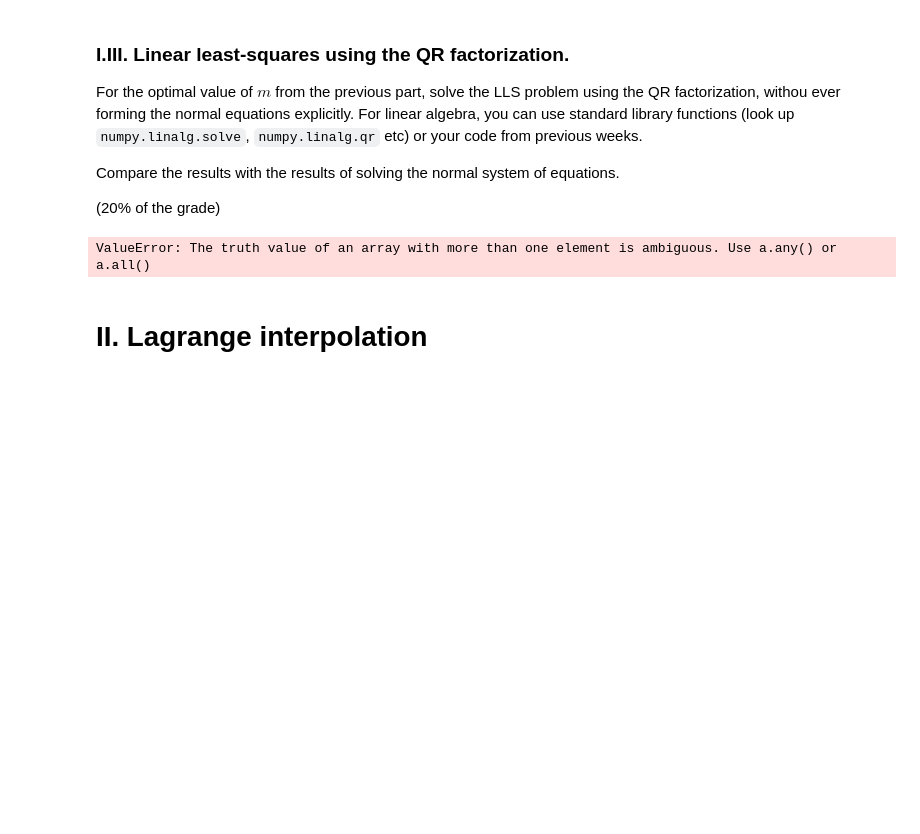
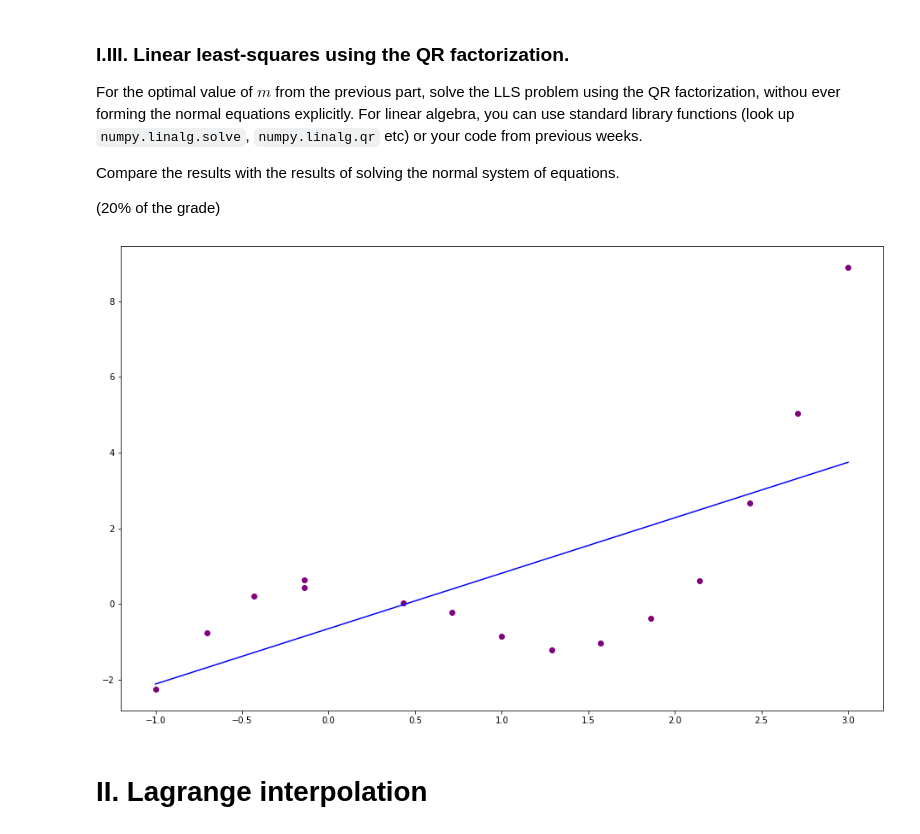
Before and after one commit to dakory/Intro-to-numerical-analysis, a Jupyter notebook: LearningMaterials/week 5/week_5_intep_approx.ipynb, the cells around one changed output. Cells and saved outputs as stored; diff of their text form; code cells hidden in the pictures; blank space fills up the shorter version.

```diff
--- a/LearningMaterials/week 5/week_5_intep_approx.ipynb
+++ b/LearningMaterials/week 5/week_5_intep_approx.ipynb
@@ -120,42 +121,45 @@ For the optimal value of $m$ from the previous part, solve the LLS problem using
 Compare the results with the results of solving the normal system of equations.
 
 (20% of the grade)
-# %%
-def extend_upper_triang(Q:np.array, R: np.array):
-    m, n = Q.shape[0] - R.shape[0], R.shape[1]
-    R = np.pad(R, ((0, m), (0, 0)), mode='constant', constant_values=0)
-    return R
-
-
-Q, R = np.linalg.qr(design_matrices[2])
-
-def compute_x(Q, R, y, eps=1e-15, n_max_iters=1000):
-    """
-        Arguments:
-            Q (np.ndarray): Orthogonal matrix
-            R (np.ndarray): Extended upper triangular
-            eps (float): minimal error value
-            n_max_iter (int): maximum amount of iterations need to be done
-
-        Outputs:
-            n_iter (int): amount of iterations done
-            x (np.array): vector
-    """
-    beta = np.ones((R.shape[1],))
-    Qt_dot_y = np.transpose(Q) @ y
-
-    i = 0
-    cost = lambda Qt_dot_y, R, beta: (Qt_dot_y - R @ beta)**2
-
-
-    while cost(Qt_dot_y, R, beta) < eps and i < n_max_iters:
-        print(i)
-
-    return Qt_dot_y
-
-compute_x(Q, R, y)
-# %% [output]
-ValueError: The truth value of an array with more than one element is ambiguous. Use a.any() or a.all()
+# %%
+def compute_x(A, b, eps=1e-15, n_max_iters=1000):
+    """
+        Arguments:
+            Q (np.ndarray): Orthogonal matrix
+            R (np.ndarray): Extended upper triangular
+            eps (float): minimal error value
+            n_max_iter (int): maximum amount of iterations need to be done
+
+        Outputs:
+            x (list<int>): coefficients
+    """
+    Q, R = np.linalg.qr(A)
+
+    d = np.transpose(Q) @ b
+
+    return np.linalg.solve(R, d)
+# %%
+# Preparation of design matrix
+A = get_design_matrix(x, 2)
+x_ols = compute_x(A, y)
+
+df_actual = pd.DataFrame({
+    'x': x,
+    'y': y,
+    'type': 'actual'})
+df_predicted = pd.DataFrame({
+        'x': x,
+        'y': A @ x_ols,
+        'type': 'predicted'})
+# %%
+import matplotlib.pyplot as plt
+from matplotlib.pyplot import figure
+figure(figsize=(16, 10))
+plt.scatter(df_actual.x, df_actual.y, color='purple')
+plt.plot(df_predicted.x, df_predicted.y, color='blue')
+plt.show()
+# %% [output]
+[figure, added]
 # %% [markdown]
 # II. Lagrange interpolation
 # %% [markdown]
```
Also changed, not shown: parts of 4 cells of this notebook.
